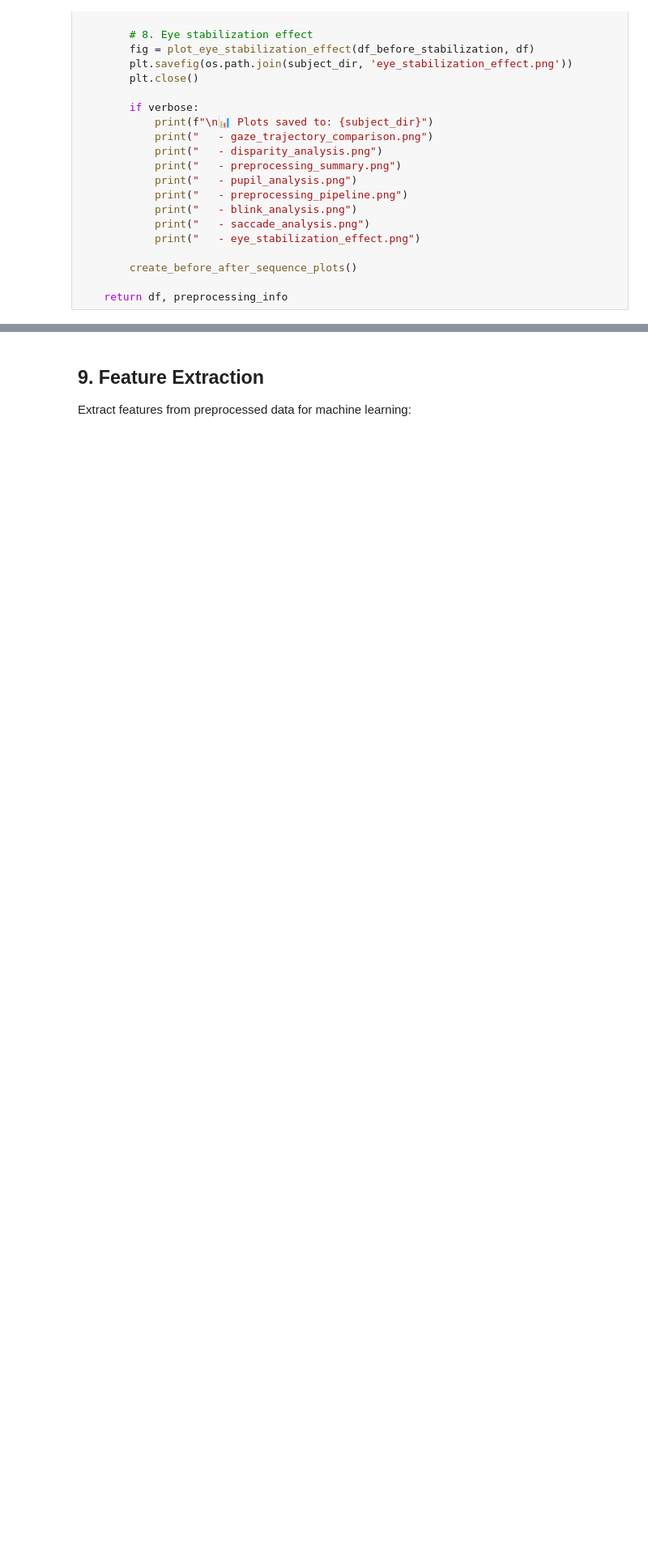
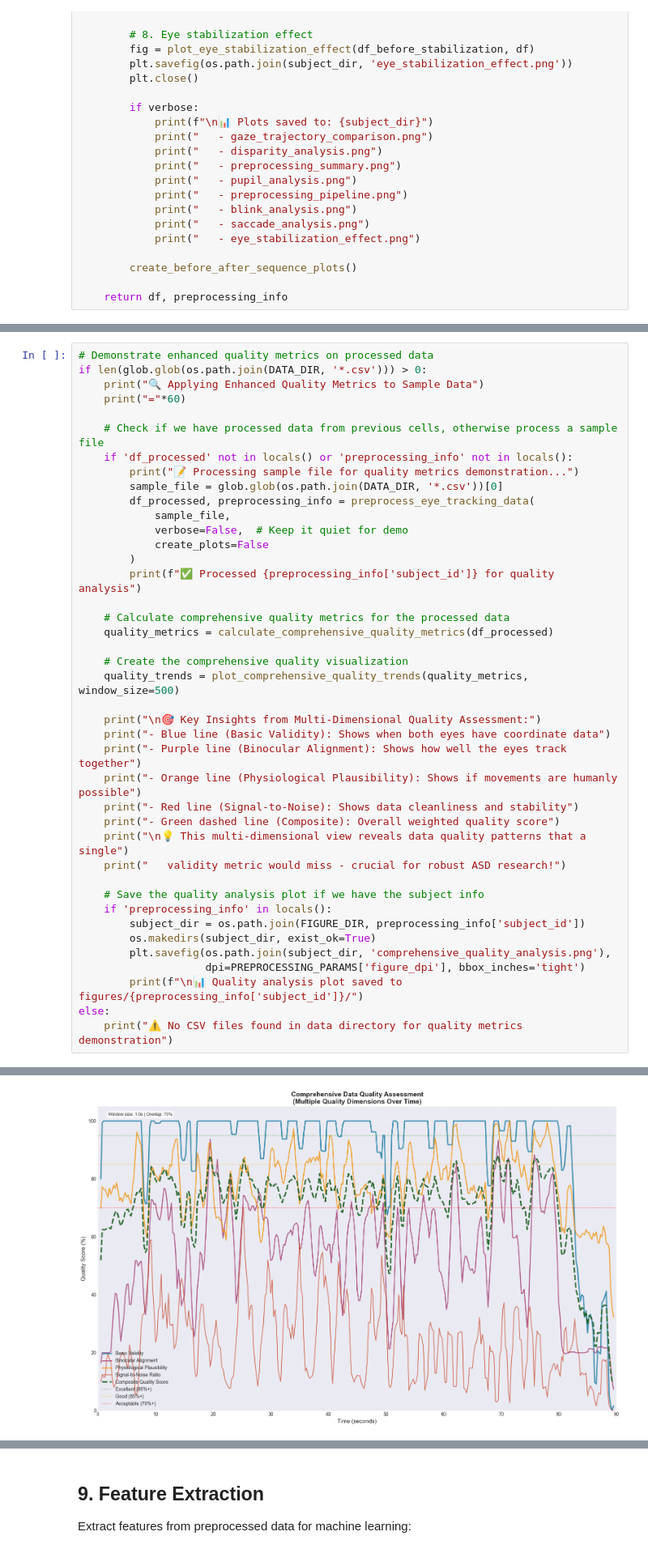
Before and after one commit to alfital2/ASD-notebook, a Jupyter notebook: asd_professional.ipynb, the cells around one changed output, grey strips where cells are left out. Shown at 81% size. Cells and saved outputs as stored; diff of their text form; blank space fills up the shorter version.

Commit message:
more metrics to eval quality of pre processing

```diff
--- a/asd_professional.ipynb
+++ b/asd_professional.ipynb
@@ -2439,0 +2737,42 @@ def create_before_after_sequence_plots():
+# %%
+# Demonstrate enhanced quality metrics on processed data
+if len(glob.glob(os.path.join(DATA_DIR, '*.csv'))) > 0:
+    print("🔍 Applying Enhanced Quality Metrics to Sample Data")
+    print("="*60)
+
+    # Check if we have processed data from previous cells, otherwise process a sample file
+    if 'df_processed' not in locals() or 'preprocessing_info' not in locals():
+        print("📝 Processing sample file for quality metrics demonstration...")
+        sample_file = glob.glob(os.path.join(DATA_DIR, '*.csv'))[0]
+        df_processed, preprocessing_info = preprocess_eye_tracking_data(
+            sample_file,
+            verbose=False,  # Keep it quiet for demo
+            create_plots=False
+        )
+        print(f"✅ Processed {preprocessing_info['subject_id']} for quality analysis")
+
+    # Calculate comprehensive quality metrics for the processed data
+    quality_metrics = calculate_comprehensive_quality_metrics(df_processed)
+
+    # Create the comprehensive quality visualization
+    quality_trends = plot_comprehensive_quality_trends(quality_metrics, window_size=500)
+
+    print("\n🎯 Key Insights from Multi-Dimensional Quality Assessment:")
+    print("- Blue line (Basic Validity): Shows when both eyes have coordinate data")
+    print("- Purple line (Binocular Alignment): Shows how well the eyes track together")
+    print("- Orange line (Physiological Plausibility): Shows if movements are humanly possible")
+    print("- Red line (Signal-to-Noise): Shows data cleanliness and stability")
+    print("- Green dashed line (Composite): Overall weighted quality score")
+    print("\n💡 This multi-dimensional view reveals data quality patterns that a single")
+    print("   validity metric would miss - crucial for robust ASD research!")
+
+    # Save the quality analysis plot if we have the subject info
+    if 'preprocessing_info' in locals():
+        subject_dir = os.path.join(FIGURE_DIR, preprocessing_info['subject_id'])
+        os.makedirs(subject_dir, exist_ok=True)
+        plt.savefig(os.path.join(subject_dir, 'comprehensive_quality_analysis.png'),
+                    dpi=PREPROCESSING_PARAMS['figure_dpi'], bbox_inches='tight')
+        print(f"\n📊 Quality analysis plot saved to figures/{preprocessing_info['subject_id']}/")
+else:
+    print("⚠️ No CSV files found in data directory for quality metrics demonstration")
+# %% [output]
@@ -2439,0 +2793 @@ def create_before_after_sequence_plots():
+[figure, added]
```
Also changed, not shown: parts of 5 cells of this notebook.
